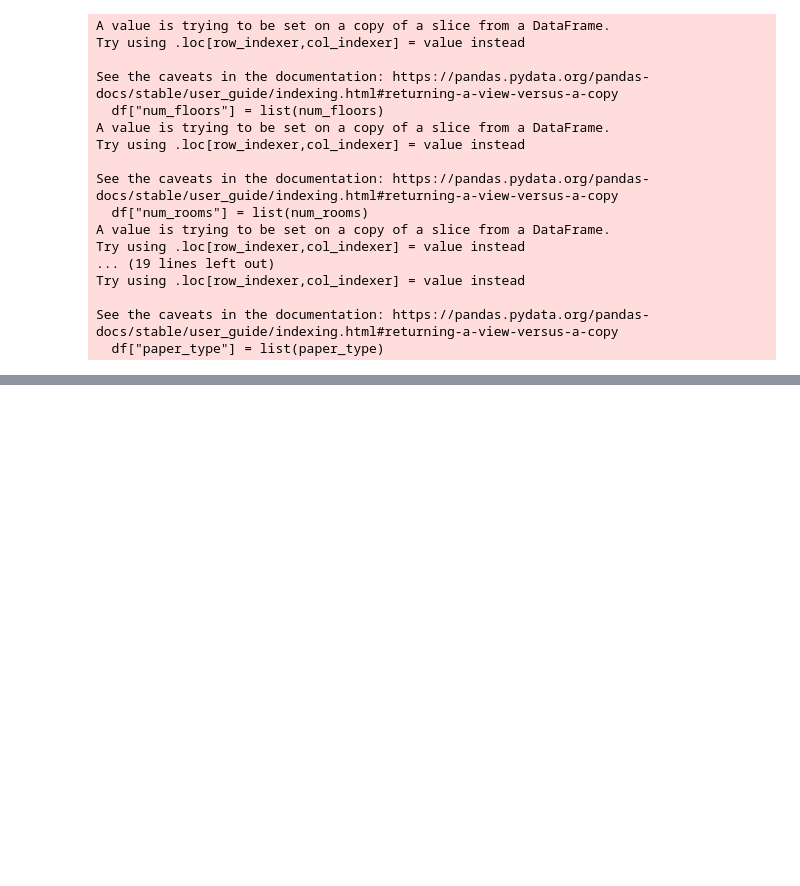
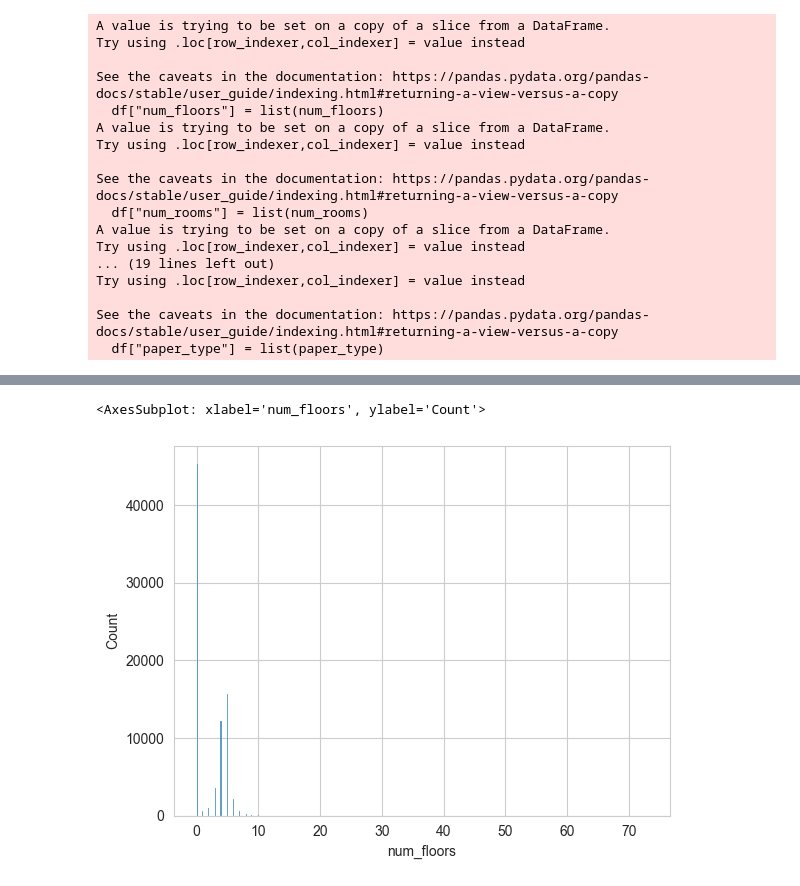
Before and after one commit to nnaaaa/VietNamHousing, a Jupyter notebook: src/data/exploration.ipynb, the cells around one changed output, grey strips where cells are left out. Saved outputs shown, nothing was run; the diff lists cells and outputs as text; code cells hidden in the pictures; blank space fills up the shorter version.

```diff
--- a/src/data/exploration.ipynb
+++ b/src/data/exploration.ipynb
@@ -213,0 +243,5 @@ df.to_csv("../../data/processed/VN_housing_dataset.csv", index=False)
+# %%
+sns.histplot(df['num_floors'])
+# %% [output]
+<AxesSubplot: xlabel='num_floors', ylabel='Count'>
+[figure, added]
```
Also changed, not shown: parts of 24 cells of this notebook, 1 other file.
